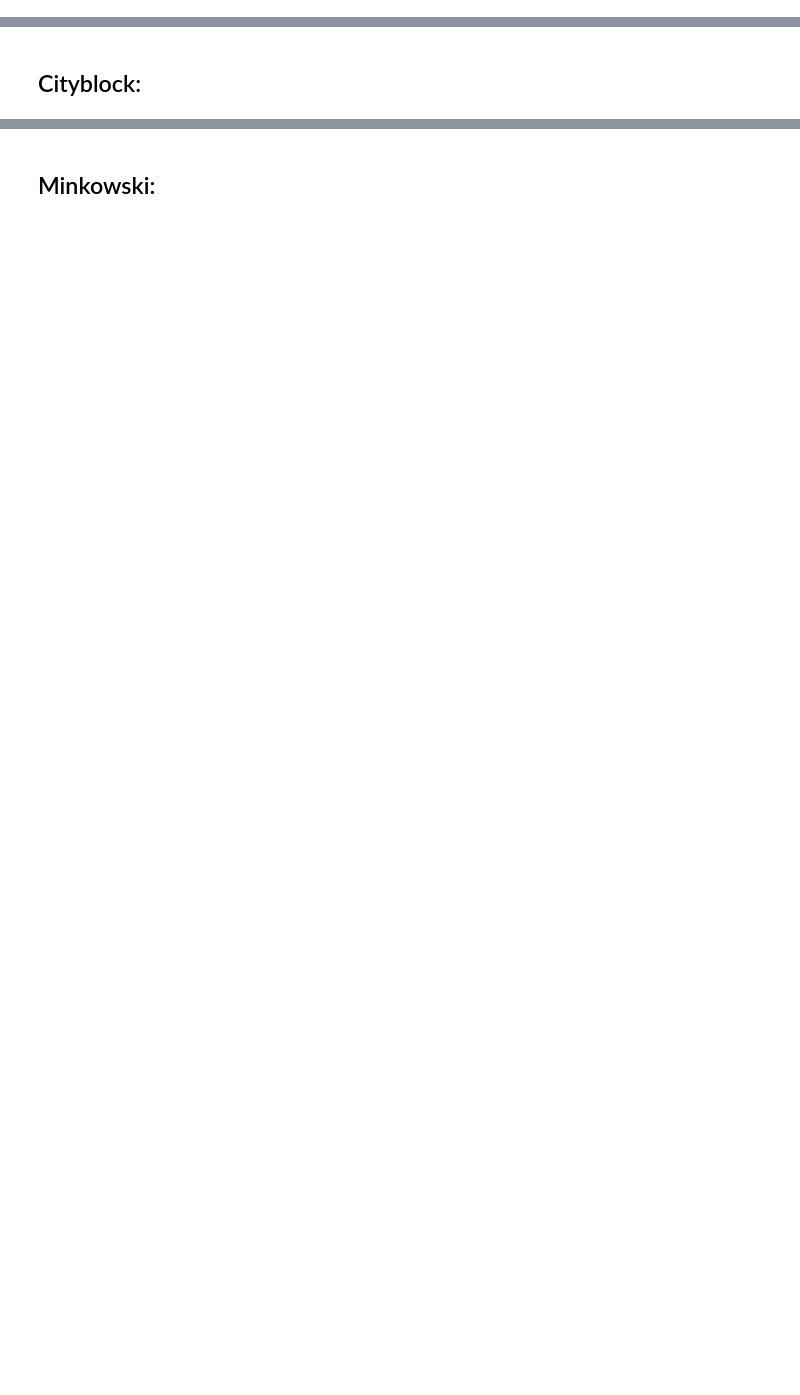
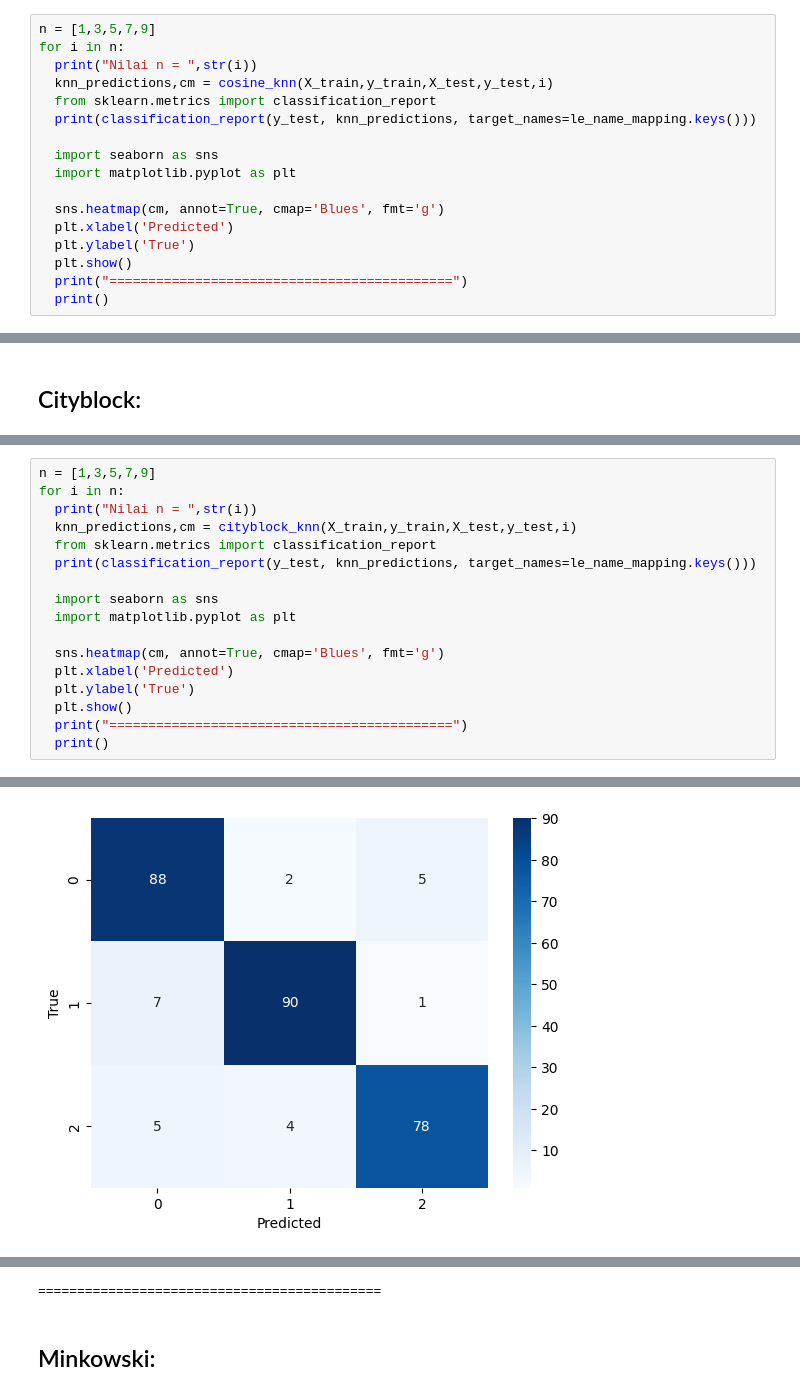
Before and after one commit to IritaSee/seizure_detection_eeg_svm, a Jupyter notebook: knn.ipynb, the cells around one changed output, grey strips where cells are left out. Drawn from its saved outputs; the diff is of its cells as text; blank space fills up the shorter version.

```diff
--- a/knn.ipynb
+++ b/knn.ipynb
@@ -164,0 +210,17 @@ weighted avg       0.58      0.58      0.58       280
+# %%
+n = [1,3,5,7,9]
+for i in n:
+  print("Nilai n = ",str(i))
+  knn_predictions,cm = cosine_knn(X_train,y_train,X_test,y_test,i)
+  from sklearn.metrics import classification_report
+  print(classification_report(y_test, knn_predictions, target_names=le_name_mapping.keys()))
+
+  import seaborn as sns
+  import matplotlib.pyplot as plt
+
+  sns.heatmap(cm, annot=True, cmap='Blues', fmt='g')
+  plt.xlabel('Predicted')
+  plt.ylabel('True')
+  plt.show()
+  print("============================================")
+  print()
@@ -201,0 +313,18 @@ weighted avg       0.76      0.75      0.74       280
+# %%
+n = [1,3,5,7,9]
+for i in n:
+  print("Nilai n = ",str(i))
+  knn_predictions,cm = cityblock_knn(X_train,y_train,X_test,y_test,i)
+  from sklearn.metrics import classification_report
+  print(classification_report(y_test, knn_predictions, target_names=le_name_mapping.keys()))
+
+  import seaborn as sns
+  import matplotlib.pyplot as plt
+
+  sns.heatmap(cm, annot=True, cmap='Blues', fmt='g')
+  plt.xlabel('Predicted')
+  plt.ylabel('True')
+  plt.show()
+  print("============================================")
+  print()
+# %% [output]
@@ -201,0 +342 @@ weighted avg       0.76      0.75      0.74       280
+[figure, added]
@@ -202,3 +399,4 @@ weighted avg       0.76      0.75      0.74       280
+============================================
 # %% [markdown]
 ## Minkowski:
 # %%
```
Also changed, not shown: parts of 10 cells of this notebook, 1 other file.
